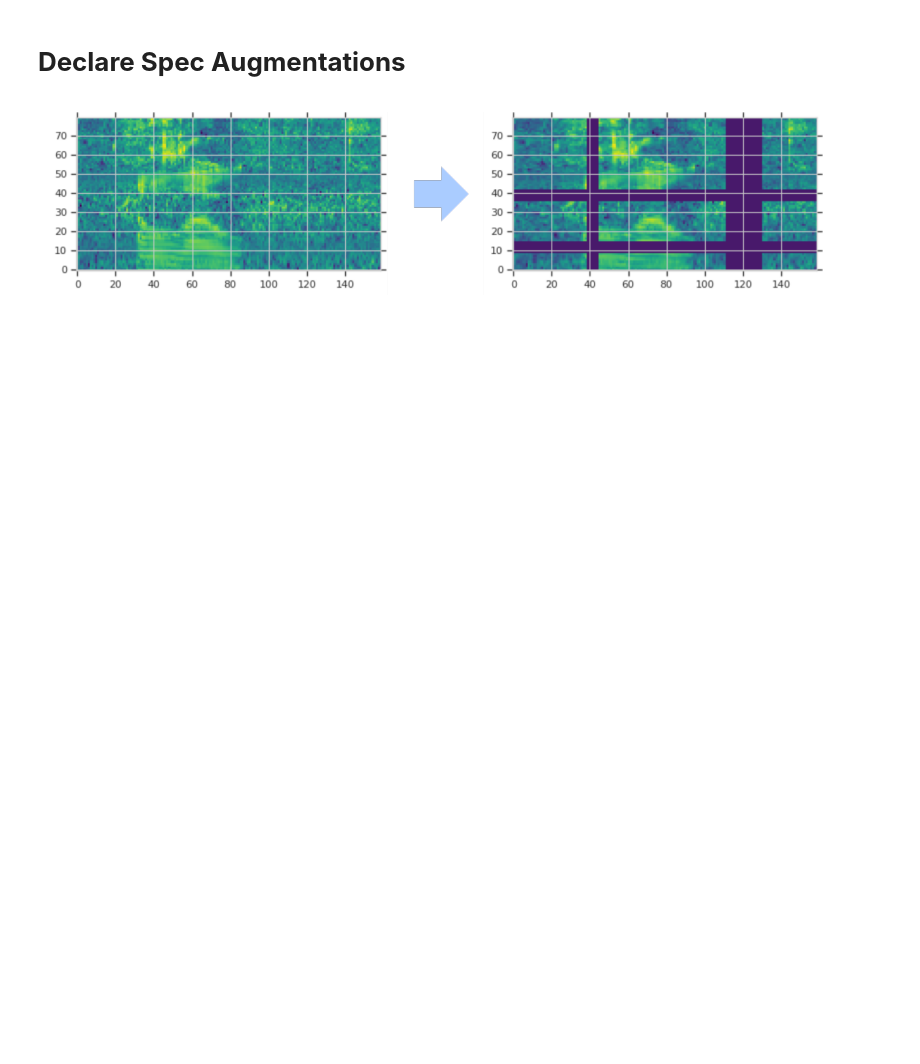
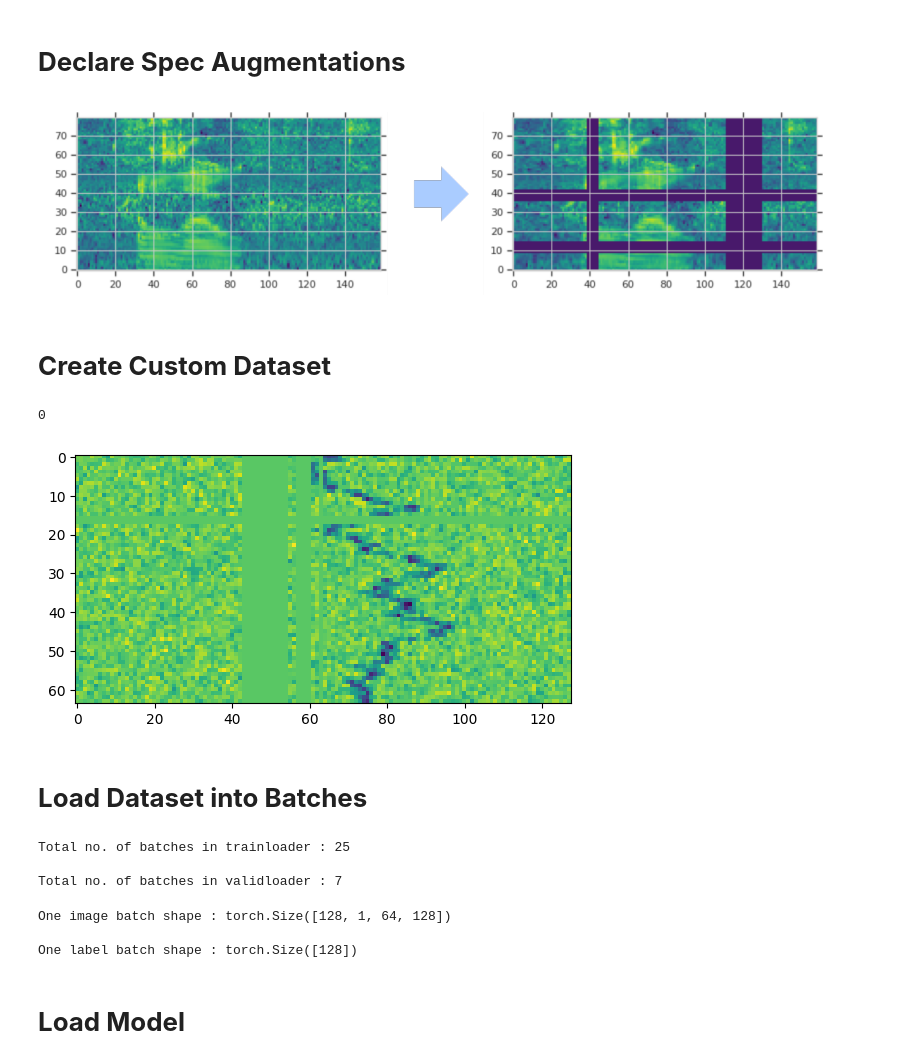
Before and after one commit to HR-Fahim/Classifying-Radio-Signals-Using-Pytorch, a Jupyter notebook: classifying-radio-signals-using-pytorch.ipynb, the cells around one changed output. Drawn from its saved outputs; the diff is of its cells as text; code cells hidden in the pictures; blank space fills up the shorter version.

```diff
--- a/classifying-radio-signals-using-pytorch.ipynb
+++ b/classifying-radio-signals-using-pytorch.ipynb
@@ -153,0 +138,50 @@ plt.show()
+# %% [markdown]
+# **Create Custom Dataset**
+# %%
+import numpy as np
+import torch
+from torch.utils.data import Dataset
+
+class SpecDataset(Dataset):
+    def __init__(self, df, augmentations=None):
+        self.df = df
+        self.augmentations = augmentations
+
+        label_mapper = {
+            'Squiggle': 0,
+            'Narrowband': 1,
+            'Narrowbanddrd': 2,
+            'Noises': 3
+        }
+
+        self.df['labels'] = self.df['labels'].map(label_mapper)
+
+    def __len__(self):
+        return len(self.df)
+
+    def __getitem__(self, idx):
+        row = self.df.iloc[idx]
+        image_pixels = np.array(row[0:8192], dtype=np.float64)
+
+        image = np.resize(image_pixels, (64, 128, 1))  # (h, w, c)
+        label = np.array(row['labels'], dtype=np.int64)
+
+        image = torch.Tensor(image).permute(2, 0, 1)  # (c, h, w)
+
+        if self.augmentations is not None:
+            image = self.augmentations(image)
+
+        return image.float(), label
+# %%
+trainset = SpecDataset(df_train, get_train_transform())
+validset = SpecDataset(df_valid)
+# %%
+image, label = trainset[591]
+
+plt.imshow(image.permute(0, 1 , 2).squeeze())
+print(label)
+# %% [output]
+0
+[figure, added]
+# %% [markdown]
+# **Load Dataset into Batches**
@@ -153,0 +191,18 @@ plt.show()
+# %%
+print(f"Total no. of batches in trainloader : {len(trainloader)}")
+print(f"Total no. of batches in validloader : {len(validloader)}")
+# %% [output]
+Total no. of batches in trainloader : 25
+
+Total no. of batches in validloader : 7
+# %%
+for images, labels in trainloader:
+    break;
+print(f"One image batch shape : {images.shape}")
+print(f"One label batch shape : {labels.shape}")
+# %% [output]
+One image batch shape : torch.Size([128, 1, 64, 128])
+
+One label batch shape : torch.Size([128])
+# %% [markdown]
+# **Load Model**
```
Also changed, not shown: parts of 17 cells of this notebook.
